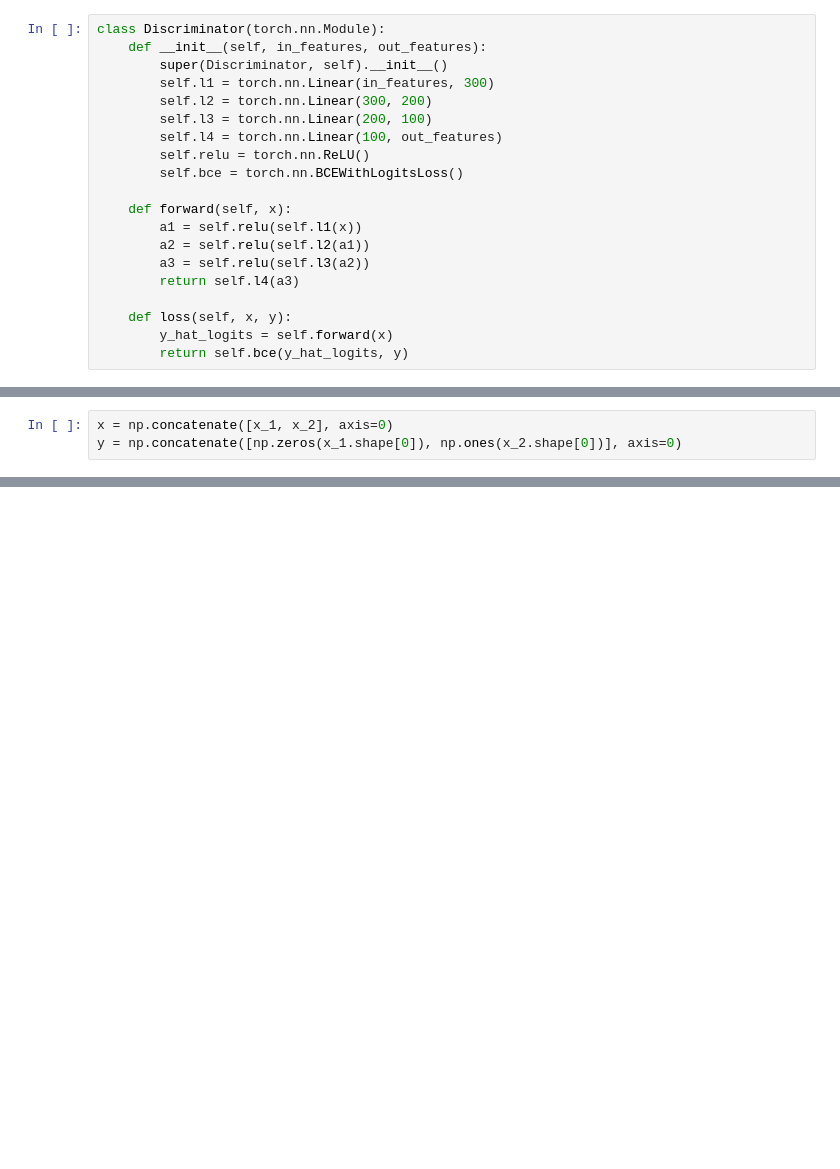
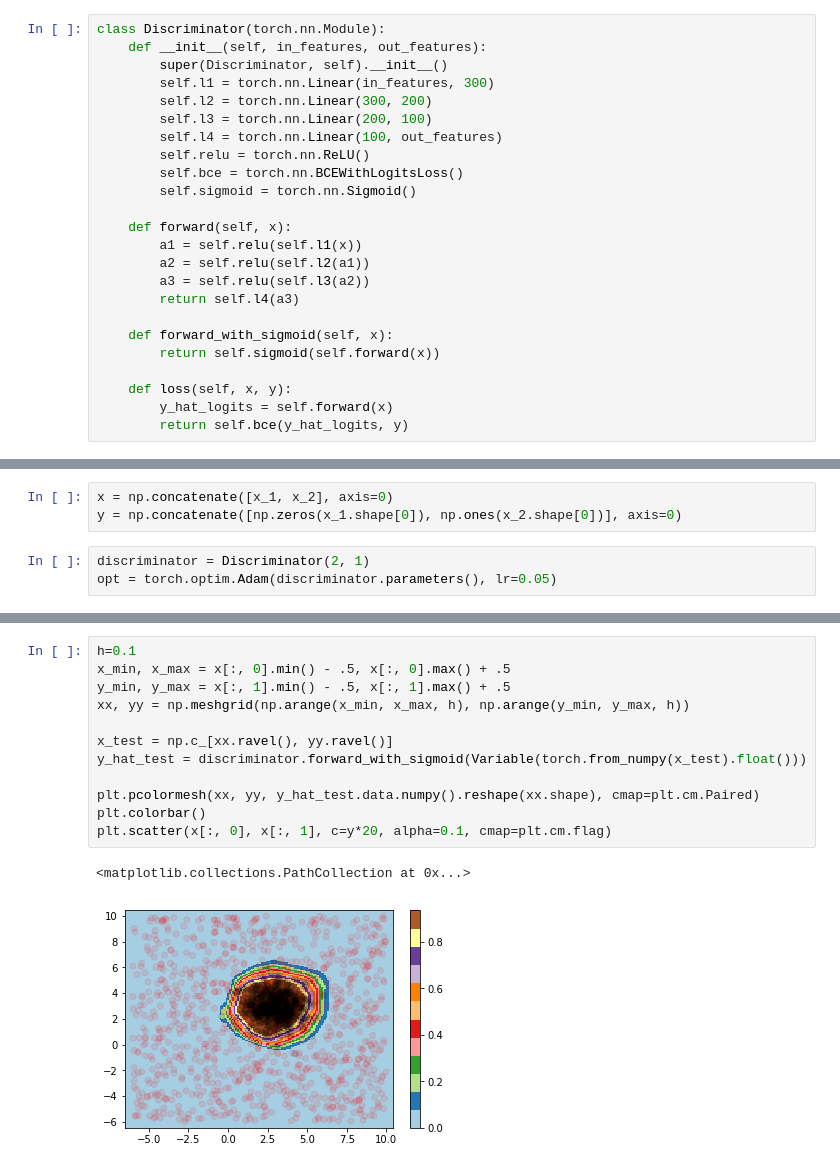
Before and after one commit to chrisorm/pydata-2018, a Jupyter notebook: notebooks/Notebook 7 - Discriminators.ipynb, the cells around one changed output, grey strips where cells are left out. Drawn from its saved outputs; the diff is of its cells as text; blank space fills up the shorter version.

Commit message:
discrim

```diff
--- a/notebooks/Notebook 7 - Discriminators.ipynb
+++ b/notebooks/Notebook 7 - Discriminators.ipynb
@@ -14,6 +14,7 @@ class Discriminator(torch.nn.Module):
         self.l4 = torch.nn.Linear(100, out_features)
         self.relu = torch.nn.ReLU()
         self.bce = torch.nn.BCEWithLogitsLoss()
+        self.sigmoid = torch.nn.Sigmoid()
 
     def forward(self, x):
         a1 = self.relu(self.l1(x))
@@ -21,6 +22,9 @@ class Discriminator(torch.nn.Module):
         a3 = self.relu(self.l3(a2))
         return self.l4(a3)
 
+    def forward_with_sigmoid(self, x):
+        return self.sigmoid(self.forward(x))
+
     def loss(self, x, y):
         y_hat_logits = self.forward(x)
         return self.bce(y_hat_logits, y)
@@ -36,3 +40,6 @@ plt.scatter(x_2[:, 0], x_2[:, 1], c='r')
 # %%
 x = np.concatenate([x_1, x_2], axis=0)
 y = np.concatenate([np.zeros(x_1.shape[0]), np.ones(x_2.shape[0])], axis=0)
+# %%
+discriminator = Discriminator(2, 1)
+opt = torch.optim.Adam(discriminator.parameters(), lr=0.05)
@@ -38,0 +57,15 @@ y = np.concatenate([np.zeros(x_1.shape[0]), np.ones(x_2.shape[0])], axis=0)
+# %%
+h=0.1
+x_min, x_max = x[:, 0].min() - .5, x[:, 0].max() + .5
+y_min, y_max = x[:, 1].min() - .5, x[:, 1].max() + .5
+xx, yy = np.meshgrid(np.arange(x_min, x_max, h), np.arange(y_min, y_max, h))
+
+x_test = np.c_[xx.ravel(), yy.ravel()]
+y_hat_test = discriminator.forward_with_sigmoid(Variable(torch.from_numpy(x_test).float()))
+
+plt.pcolormesh(xx, yy, y_hat_test.data.numpy().reshape(xx.shape), cmap=plt.cm.Paired)
+plt.colorbar()
+plt.scatter(x[:, 0], x[:, 1], c=y*20, alpha=0.1, cmap=plt.cm.flag)
+# %% [output]
+<matplotlib.collections.PathCollection at 0x...>
+[figure, added]
```
Also changed, not shown: parts of 4 cells of this notebook, 1 other file.
